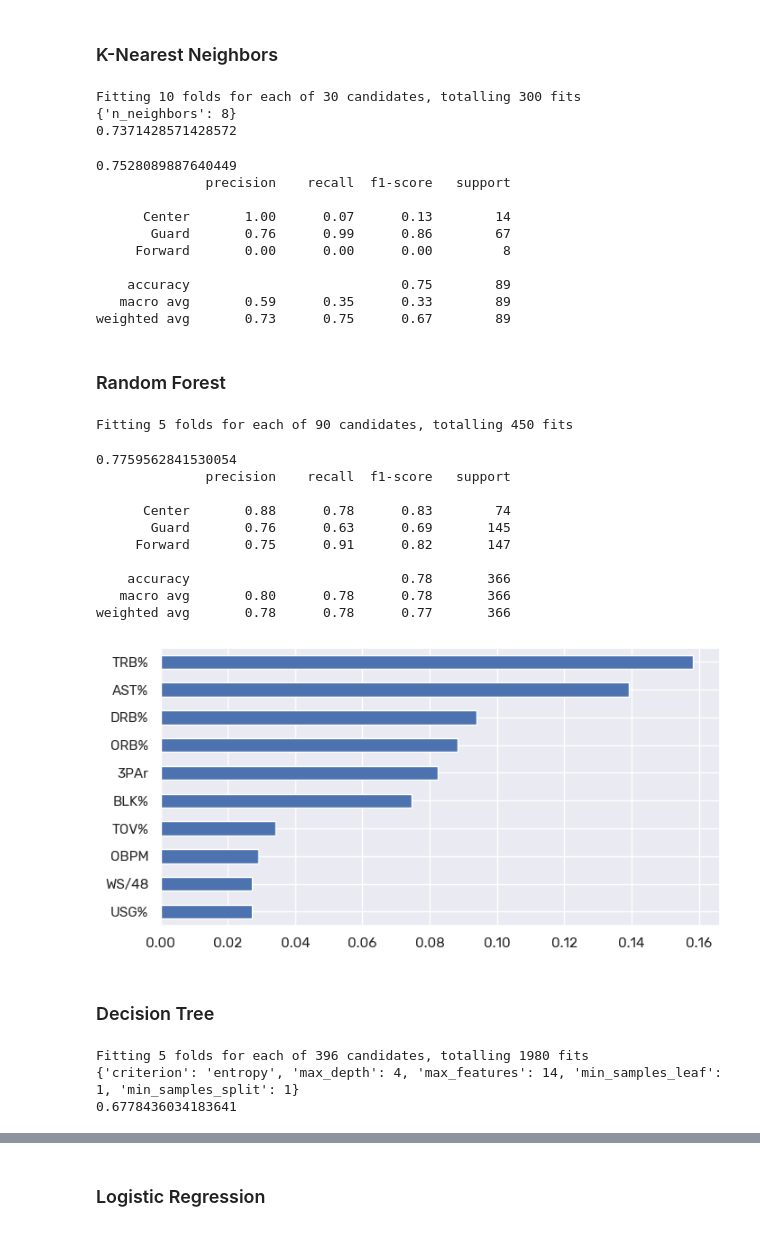
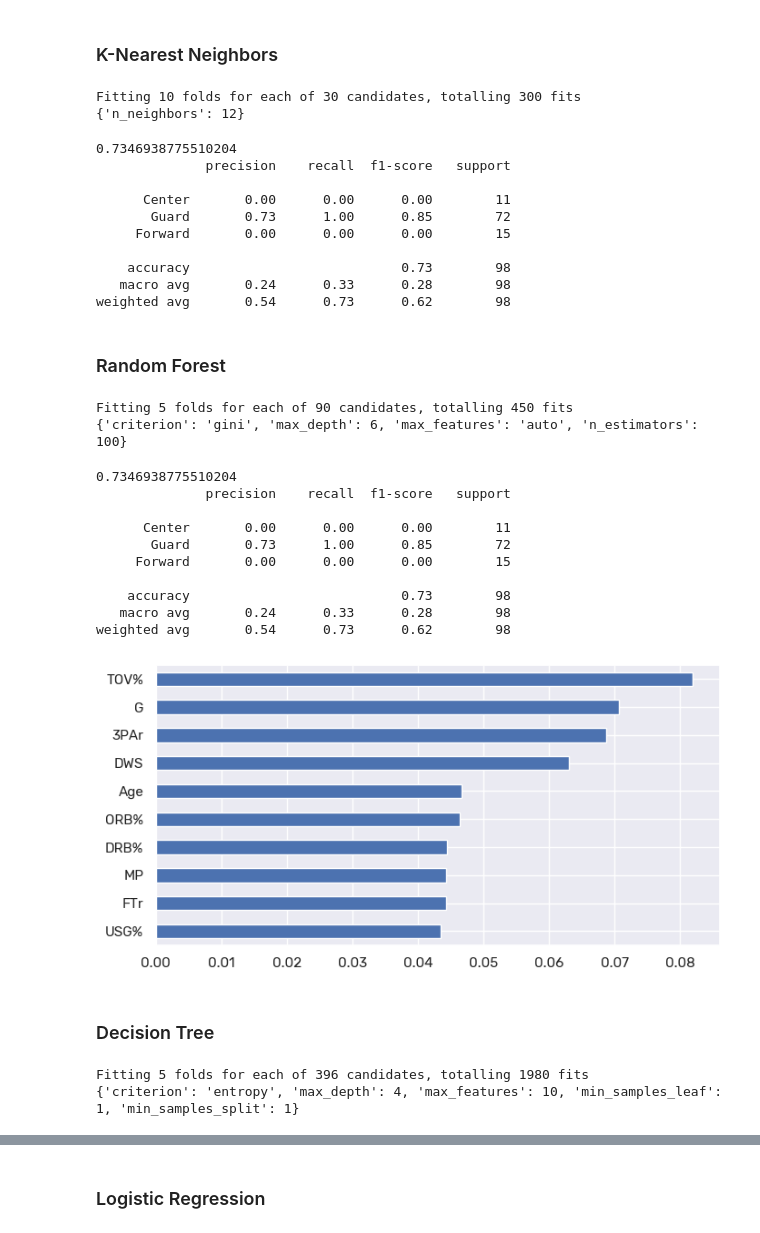
Before and after one commit to sejaldua/baller-shoes, a Jupyter notebook: notebooks/experiment3/predict-footwear.ipynb, the cells around one changed output, grey strips where cells are left out. Saved outputs shown, nothing was run; the diff lists cells and outputs as text; code cells hidden in the pictures.

```diff
--- a/notebooks/experiment3/predict-footwear.ipynb
+++ b/notebooks/experiment3/predict-footwear.ipynb
@@ -113,7 +113,9 @@ df
 | 293 | Karl-Anthony Towns | 27.0 | 29.0 | 957.0 | 18.8 | 0.618 | 0.383 | 0.315 | 5.7 | 21.60 | ... | ... |
 294 rows × 27 columns
 # %%
-X_train, X_test, y_train, y_test = train_test_split(df.iloc[:,1:-3], df.iloc[:,-1], test_size=0.3, random_state=42)
+X = df.iloc[:,1:-3]
+y = df.iloc[:,-1]
+X_train, X_test, y_train, y_test = train_test_split(X, y, test_size=0.33, random_state=42, stratify=y)
 
 # standardize the data
 scaler = StandardScaler()
@@ -155,29 +163,27 @@ grid = GridSearchCV(knn, param_grid, cv=10, scoring='accuracy', return_train_sco
 # fitting the model for grid search
 grid_search=grid.fit(X_train, y_train)
 print(grid_search.best_params_)
-print(grid_search.best_score_)
 # %% [output]
 Fitting 10 folds for each of 30 candidates, totalling 300 fits
-{'n_neighbors': 8}
-0.7371428571428572
+{'n_neighbors': 12}
 # %%
-knn = KNeighborsClassifier(n_neighbors=8)
+knn = KNeighborsClassifier(n_neighbors=12)
 knn.fit(X_train, y_train)
 y_pred_knn = knn.predict(X_test)
 
 print(accuracy_score(y_test, y_pred_knn))
 print(classification_report(y_test, y_pred_knn, target_names=list(data['Position'].unique())))
 # %% [output]
-0.7528089887640449
+0.7346938775510204
               precision    recall  f1-score   support
 
-      Center       1.00      0.07      0.13        14
-       Guard       0.76      0.99      0.86        67
-     Forward       0.00      0.00      0.00         8
+      Center       0.00      0.00      0.00        11
+       Guard       0.73      1.00      0.85        72
+     Forward       0.00      0.00      0.00        15
 
-    accuracy                           0.75        89
-   macro avg       0.59      0.35      0.33        89
-weighted avg       0.73      0.75      0.67        89
+    accuracy                           0.73        98
+   macro avg       0.24      0.33      0.28        98
+weighted avg       0.54      0.73      0.62        98
 # %% [markdown]
 ### Random Forest
 # %%
@@ -191,33 +197,33 @@ param_grid = {
 CV_rf = GridSearchCV(estimator=rf, param_grid=param_grid, cv=5, verbose=1)
 CV_rf.fit(X_train, y_train)
 print(CV_rf.best_params_)
-print(CV_rf.best_score_)
 # %% [output]
 Fitting 5 folds for each of 90 candidates, totalling 450 fits
+{'criterion': 'gini', 'max_depth': 6, 'max_features': 'auto', 'n_estimators': 100}
 # %%
-rf = RandomForestClassifier(max_depth=8, criterion='gini', max_features='auto', n_estimators=200, random_state=42)
+rf = RandomForestClassifier(max_depth=6, criterion='gini', max_features='auto', n_estimators=100, random_state=42)
 rf.fit(X_train, y_train)
 y_pred_rf = rf.predict(X_test)
 print(accuracy_score(y_test, y_pred_rf))
 print(classification_report(y_test, y_pred_rf, target_names=list(data['Position'].unique())))
 # %% [output]
-0.7759562841530054
+0.7346938775510204
               precision    recall  f1-score   support
 
-      Center       0.88      0.78      0.83        74
-       Guard       0.76      0.63      0.69       145
-     Forward       0.75      0.91      0.82       147
+      Center       0.00      0.00      0.00        11
+       Guard       0.73      1.00      0.85        72
+     Forward       0.00      0.00      0.00        15
 
-    accuracy                           0.78       366
-   macro avg       0.80      0.78      0.78       366
-weighted avg       0.78      0.78      0.77       366
+    accuracy                           0.73        98
+   macro avg       0.24      0.33      0.28        98
+weighted avg       0.54      0.73      0.62        98
 # %%
 fig, ax = plt.subplots(figsize=(8, 4))
-feat_importances = pd.Series(rf.feature_importances_, index=df_train.columns[1:-1])
+feat_importances = pd.Series(rf.feature_importances_, index=df.columns[1:-3])
 ax = feat_importances.nlargest(10).iloc[::-1].plot(kind='barh')
-fig.savefig('./../../figures/feature_importances.png')
+fig.savefig('./../../figures/feature_importances_exp3.png')
 # %% [output]
-[figure, old version]
+[figure, new version]
 # %% [markdown]
 ### Decision Tree
 # %%
@@ -233,9 +239,7 @@ best_params = CV_dt.best_params_
 best_params['min_samples_leaf'] = 1
 best_params['min_samples_split'] = 1
 print(best_params)
-print(CV_dt.best_score_)
 # %% [output]
 Fitting 5 folds for each of 396 candidates, totalling 1980 fits
-{'criterion': 'entropy', 'max_depth': 4, 'max_features': 14, 'min_samples_leaf': 1, 'min_samples_split': 1}
-0.6778436034183641
+{'criterion': 'entropy', 'max_depth': 4, 'max_features': 10, 'min_samples_leaf': 1, 'min_samples_split': 1}
 # %%
```
Also changed, not shown: parts of 8 cells of this notebook, 6 other files.
